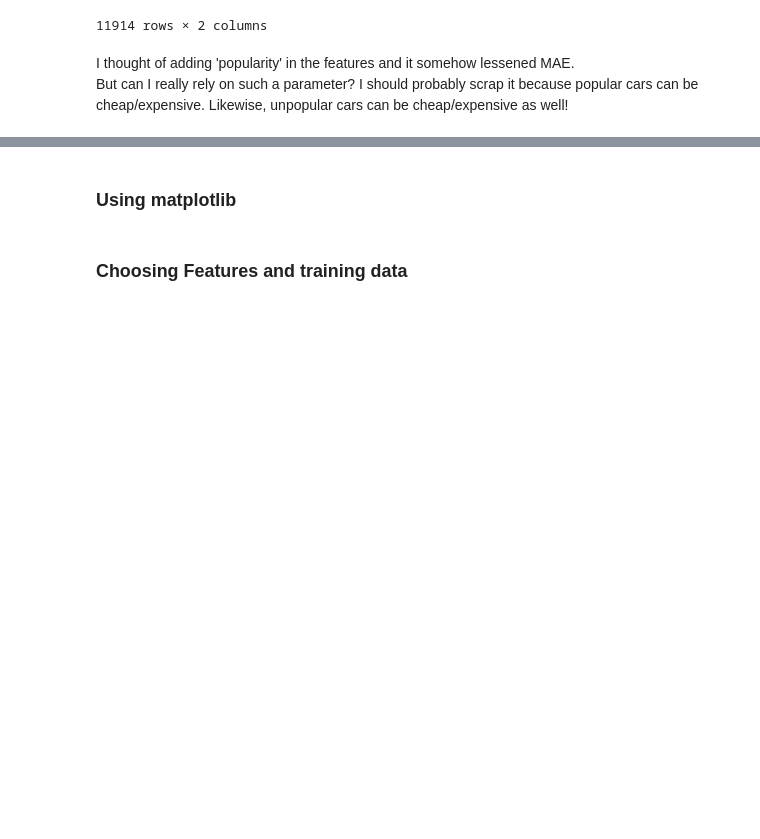
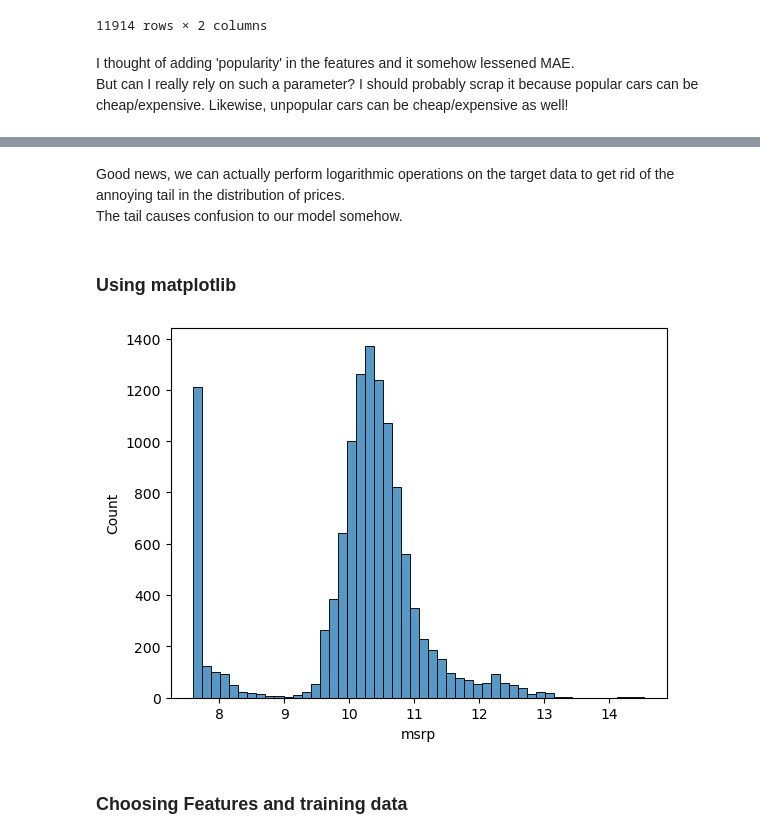
Before and after one commit to kabsmeiou/ml-zoomcamp, a Jupyter notebook: Jupyter Notebook/Lecture 2/Car Prices.ipynb, the cells around one changed output, grey strips where cells are left out. Saved outputs shown, nothing was run; the diff lists cells and outputs as text; code cells hidden in the pictures; blank space fills up the shorter version.

```diff
--- a/Jupyter Notebook/Lecture 2/Car Prices.ipynb
+++ b/Jupyter Notebook/Lecture 2/Car Prices.ipynb
@@ -226,2 +229,11 @@ But can I really rely on such a parameter? I should probably scrap it because po
+# %% [markdown]
+Good news, we can actually perform logarithmic operations on the target data to get rid of the annoying tail in the distribution of prices.\
+The tail causes confusion to our model somehow.
+# %%
+# transform with log
+log_transformed_prices = np.log1p(cars['msrp'])
+# %%
+# overwrite our dataframe
+cars['msrp'] = log_transformed_prices
 # %% [markdown]
 ### Using matplotlib
@@ -228,3 +245,8 @@ But can I really rely on such a parameter? I should probably scrap it because po
+# %%
+sns.histplot(cars.msrp, bins=50)
+plt.show()
+# %% [output]
+[figure, added]
 # %% [markdown]
 ### Choosing Features and training data
 # %%
```
Also changed, not shown: parts of 6 cells of this notebook, 2 other files.
